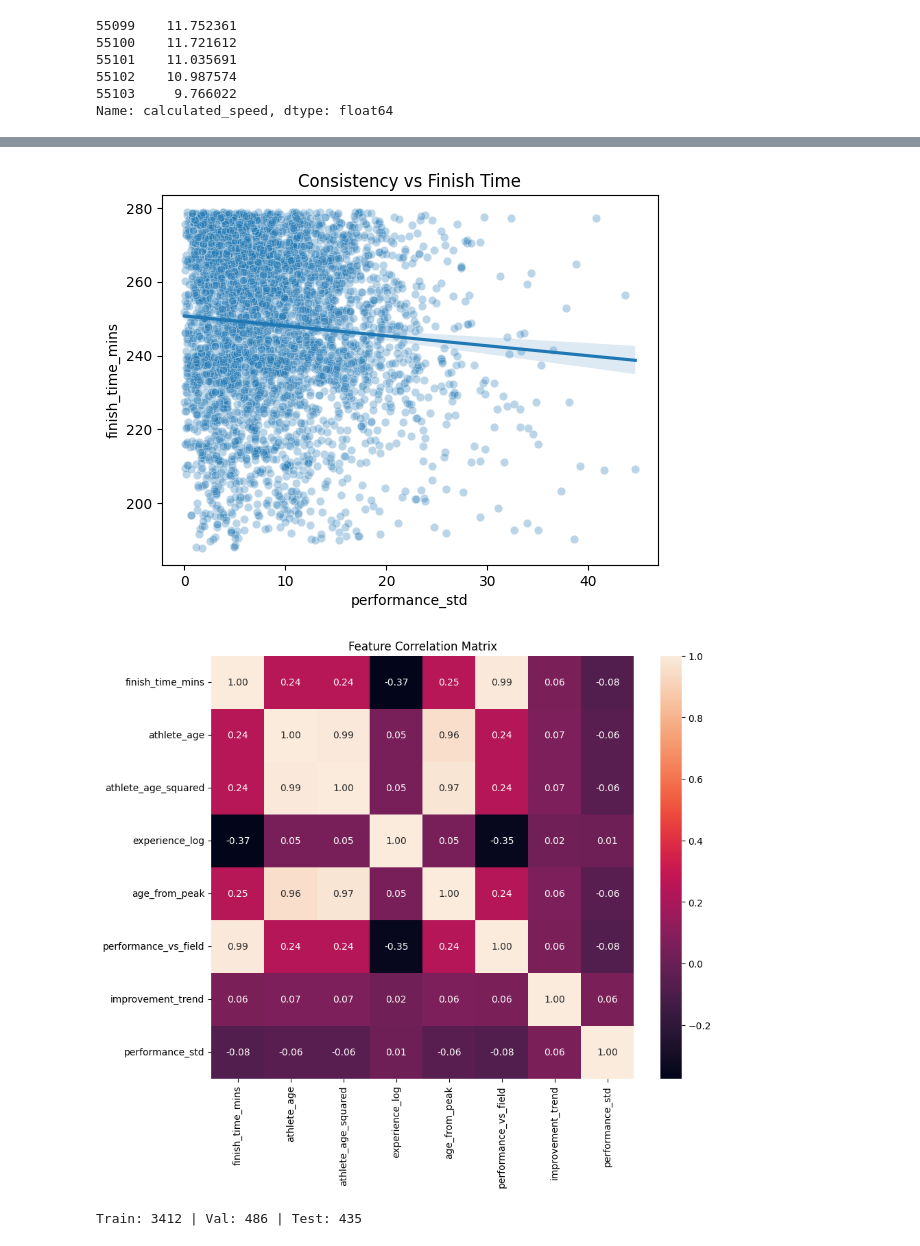
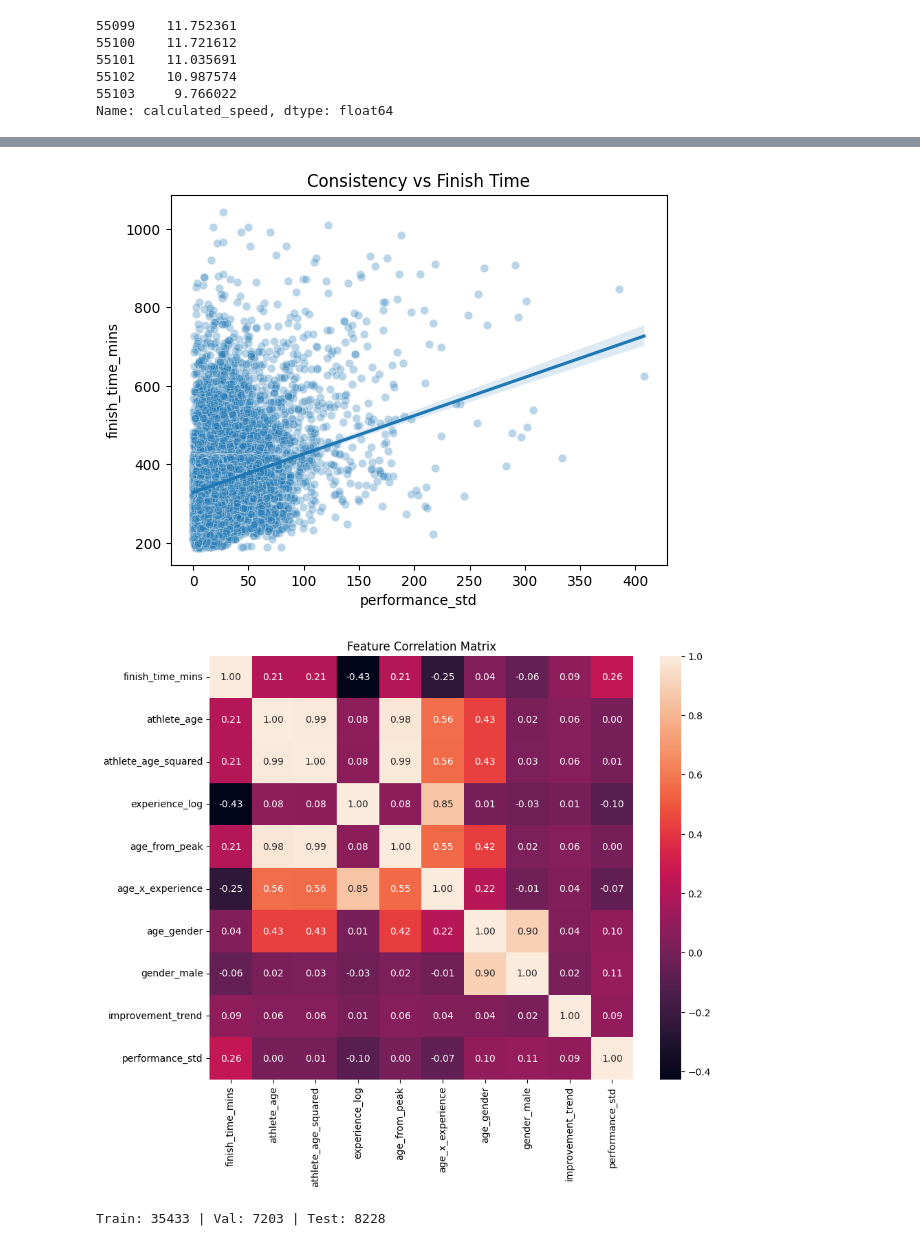
Before and after one commit to dataforthought/Ultramarathon-Time-Predictions, a Jupyter notebook: alternative_approach.ipynb, the cells around one changed output, grey strips where cells are left out. Cells and saved outputs as stored; diff of their text form; code cells hidden in the pictures.

```diff
--- a/alternative_approach.ipynb
+++ b/alternative_approach.ipynb
@@ -36,8 +36,8 @@ experienced_df = df[df['Athlete ID'].isin(valid_athletes)]
 print(f"Number of experienced athletes: {experienced_df['Athlete ID'].nunique()}")
 
 # c. Extract races of length 56km
-df_56km = experienced_df[experienced_df['Event distance/length'] == '56km'].copy()
-print(f"Number 56km race entries: {len(df_56km)}")
+df_56km = experienced_df[experienced_df['Event distance/length'] == '50km'].copy()
+print(f"Number 50km race entries: {len(df_56km)}")
 # %% [output]
 Number of experienced athletes: 81603
 Number 56km race entries: 84119
@@ -66,11 +66,11 @@ df_56km["calculated_speed"].head()
 55103     9.766022
 Name: calculated_speed, dtype: float64
 # %%
-threshold = df_56km["calculated_speed"].quantile(0.90)
+df_top10 = df_56km
 
-df_top10 = df_56km[df_56km["calculated_speed"] >= threshold].copy()
+# threshold = df_56km["calculated_speed"].quantile(0.90)
 
-df_top10["finish_time_mins"] = df_top10["hours"] * 60
+# df_top10 = df_56km[df_56km["calculated_speed"] >= threshold].copy()
 
-print(f"Top 10% Entries: {len(df_top10)}\n")
-print(df_top10["calculated_speed"].describe())
+# print(f"Top 10% Entries: {len(df_top10)}\n")
+# print(df_top10["calculated_speed"].describe())
@@ -114,14 +102,6 @@ df_top10["age_gender"] = df_top10["athlete_age"] * df_top10["gender_male"]
 df_top10["age_x_experience"] = df_top10["athlete_age"] * df_top10["experience_log"]
 # %%
 #Features derived from athlete's career
-
-# a. average performance of field for races during the training data
-df_top10["event_mean_trend"] = (
-    df_top10[df_top10["Year of event"] < 2015]
-    .groupby(["Event name"])["finish_time_mins"]
-    .mean()
-)
-
 # b. Cross-race improvement trend of athlete
 df_top10 = df_top10.sort_values(["Athlete ID", "Year of event", "Event name"])
 
@@ -133,6 +113,6 @@ df_top10["improvement_trend"] = (
 # c. Cross-race consistency
 df_top10["performance_std"] = (
     df_top10.groupby("Athlete ID")["finish_time_mins"]
-    .transform(lambda x: x.shift(1).rolling(3, min_periods=2).std())
+    .transform(lambda x: x.shift(1).rolling(5, min_periods=2).std())
 )
 # %%
@@ -226,25 +165,28 @@ sns.regplot(x="performance_std", y="finish_time_mins", data=df_top10, scatter=Fa
 plt.title("Consistency vs Finish Time")
 plt.show()
 # %% [output]
-[figure, old version]
+[figure, new version]
 # %%
 plt.figure(figsize=(10, 8))
 corr = df_top10[[
     "finish_time_mins",
     "athlete_age",
     "athlete_age_squared",
     "experience_log",
     "age_from_peak",
-    "event_mean_trend",
+    "age_x_experience",
+    "age_gender",
+    "gender_male",
     "improvement_trend",
     "performance_std"
 ]].corr()
 
+target = "finish_time_mins"
 sns.heatmap(corr, annot=True, fmt=".2f", square=True)
 plt.title("Feature Correlation Matrix")
 plt.show()
 # %% [output]
-[figure, old version]
+[figure, new version]
 # %%
 # ══════════════════════════════════════════════════════════════════════════════
 # 3 — MODELING
@@ -271,7 +223,7 @@ X_test,  y_test  = test_df[features],  test_df[target]
 
 print(f"Train: {len(X_train)} | Val: {len(X_val)} | Test: {len(X_test)}")
 # %% [output]
-Train: 3412 | Val: 486 | Test: 435
+Train: 35433 | Val: 7203 | Test: 8228
 # %%
 scaler = StandardScaler()
 X_train_s = scaler.fit_transform(X_train)   # fit + transform
```
Also changed, not shown: parts of 12 cells of this notebook.
